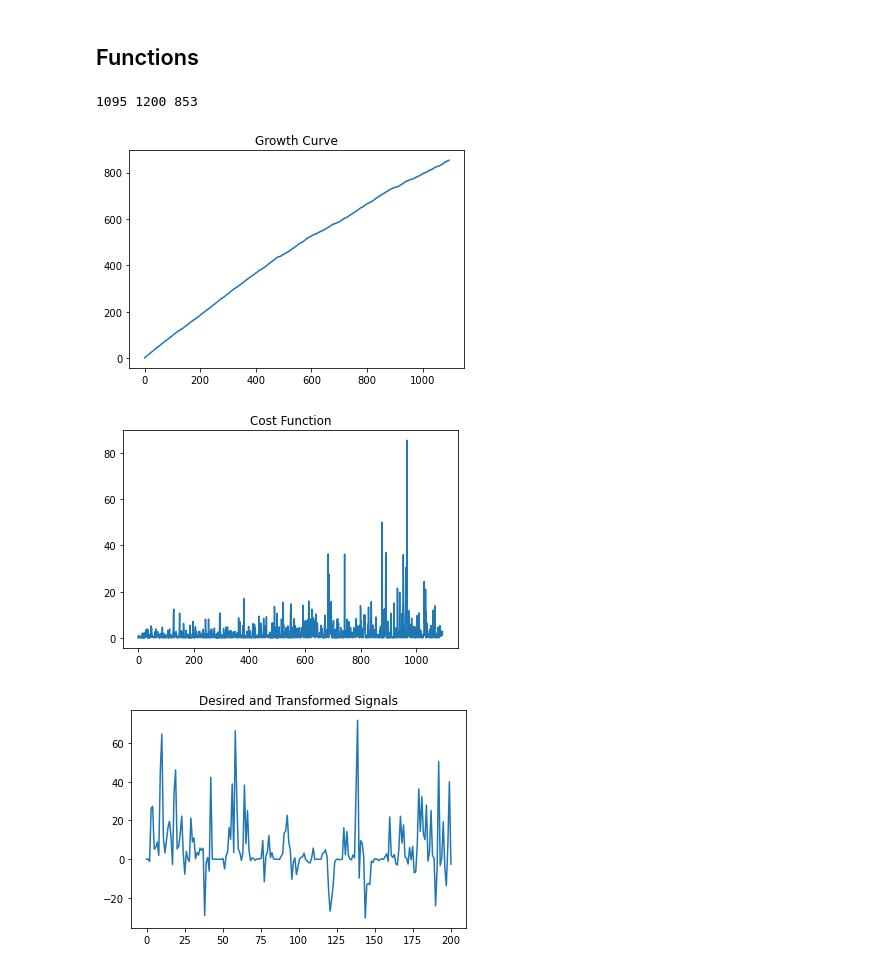
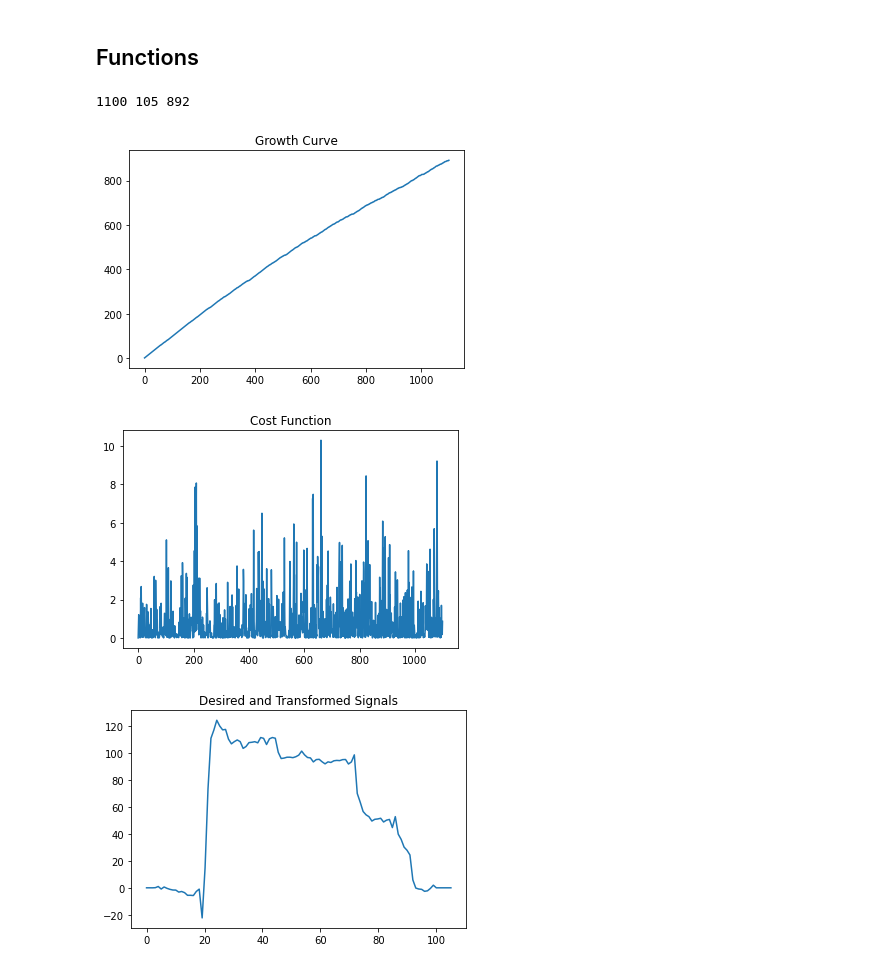
Before and after one commit to jcornell616/ML-for-time-series, a Jupyter notebook: Project2/Project2.ipynb, the cells around one changed output. Drawn from its saved outputs; the diff is of its cells as text; code cells hidden in the pictures.

Commit message:
fixed trajectory and filters

```diff
--- a/Project2/Project2.ipynb
+++ b/Project2/Project2.ipynb
@@ -186,7 +186,7 @@ def QKRLS_MCC(x, d, regularizer, forgetting_factor, kernel_size, entropy_kernel_
                 quantized = 0
             # update error
             y[i] = h.T@np.array(a)
-            e[i] = d[i+embedding_size-1] - y[i]
+            e[i] = d[i] - y[i]
             # compute output if quantized
             if (quantized == 1) :
                 # compute vectors
@@ -247,8 +247,12 @@ def GenerateTrajectory(x, a, kernel_size, embedding_size, N) :
     for i in range(start, stop) :
         #print(i-1, i+embedding_size-1)
         x1 = np.array(y[(i-1):(i+embedding_size-1)])
-        x2 = y_m[i-a.size:i,:]
-        y[i] = a.T @ Kernel(np.linalg.norm(x1 - x2, 2, axis=1), kernel_size)
+        if (a.size > i) :
+            x2 = y_m[i-a.size:i,:]
+            y[i-1] = a[0:i].T @ Kernel(np.linalg.norm(x1 - x2, 2, axis=1), kernel_size)
+        else :
+            x2 = y_m[i-a.size:i,:]
+            y[i] = a.T @ Kernel(np.linalg.norm(x1 - x2, 2, axis=1), kernel_size)
     return y
 # %%
 ### DELETE LATER ###
@@ -270,38 +274,38 @@ step_size = 0.001
 embedding_size = 5
 kernel_size = 1
 entropy_kernel_size = 1
 threshold = 0.001
 forgetting_factor = 0.99
 #J, y, growth, a = QKLMS_MCC(x[0:2100], d[0:2100], kernel_size, entropy_kernel_size, embedding_size, step_size, threshold)
 J, y, growth, a = QKRLS_MCC(x[0:1100], d[0:1100], regularizer, forgetting_factor, kernel_size, entropy_kernel_size, embedding_size, threshold)
 #J, y, growth, a = QKRLS_MSE(x[0:1100], d[0:1100], regularizer, kernel_size, embedding_size, threshold)
 #y1 = KernelFilter(x[0:250], a, kernel_size, embedding_size)
-y1 = GenerateTrajectory(x[0:1100], a, kernel_size, embedding_size, 100)
+y1 = GenerateTrajectory(x[0:5], a, kernel_size, embedding_size, 100)
 
 print(y.size, y1.size, a.size)
 
 y = y[0:200]
 y1 = y1[0:200]
 
 # plot output wave
 plt.plot(np.linspace(0, np.size(growth), np.size(growth)), growth)
 plt.title("Growth Curve")
 plt.show()
 
 plt.plot(np.linspace(0, np.size(J), np.size(J)), J)
 plt.title("Cost Function")
 plt.show()
 
 #plt.plot(np.linspace(0, np.size(y), np.size(y)), y)
 plt.plot(np.linspace(0, np.size(y1), np.size(y1)), y1)
 plt.title("Desired and Transformed Signals")
 plt.show()
 ### DELETE LATER ###
 # %% [output]
-1095 1200 853
+1100 105 892
-[figure, old version]
+[figure, new version]
-[figure, old version]
+[figure, new version]
-[figure, old version]
+[figure, new version]
 # %%
 print(a)
 # %% [output]
```
Also changed, not shown: parts of 2 cells of this notebook.
